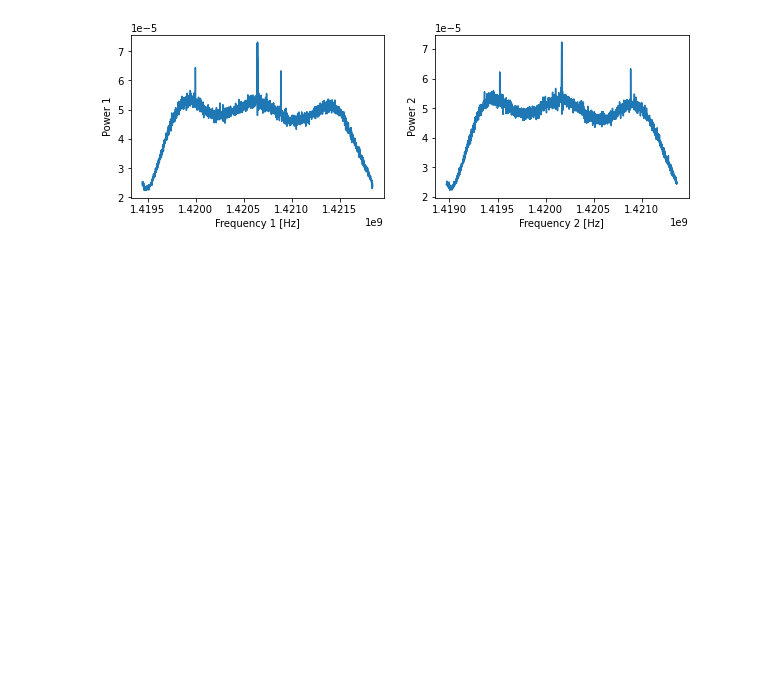
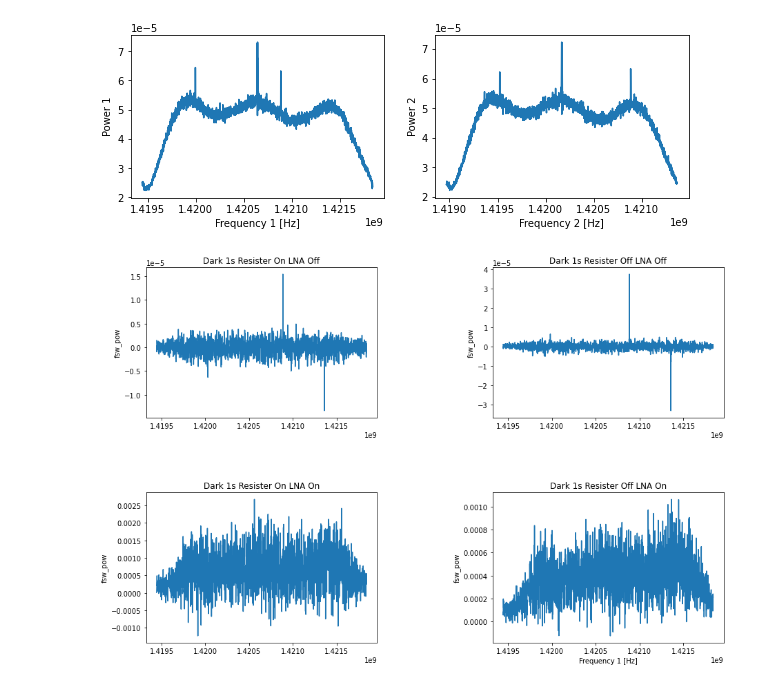
Before and after one commit to cl3425/ast6725-radio-lab, a Jupyter notebook: Radio-Lab.ipynb, the cells around one changed output. Cells and saved outputs as stored; diff of their text form; code cells hidden in the pictures; blank space fills up the shorter version.

Commit message:
added frequency switching

```diff
--- a/Radio-Lab.ipynb
+++ b/Radio-Lab.ipynb
@@ -176,3 +161,21 @@ plt.title('Dark 1s Resister Off LNA Off')
 plt.show()"""
 # %% [output]
 [figure]
+# %%
+fig, axes = plt.subplots(ncols=2, nrows=2, figsize=(15,10))
+fig.set_size_inches(15, 10)
+plt.subplots_adjust(wspace=0.5, hspace=0.5)
+axes = axes.flatten()
+for i in range(len(darks)):
+    #ax = axes[i]
+    #fig, axes = plt.subplots(ncols=2, nrows=1, figsize=(10,3))
+    plt.subplot(221+i)
+    plt.ylabel('fsw_pow') # frequency switched wavelength(?) power
+    plt.title(titles[i])
+    plt.plot(darks[i]['freq1'], darks[i]['fsw_pow']) # cycle back once
+
+plt.xlabel('Frequency 1 [Hz]')
+#plt.savefig('freq_v_fswpow.png', bbox_inches='tight', dpi=100)
+plt.show()
+# %% [output]
+[figure, added]
```
Also changed, not shown: parts of 2 cells of this notebook.
